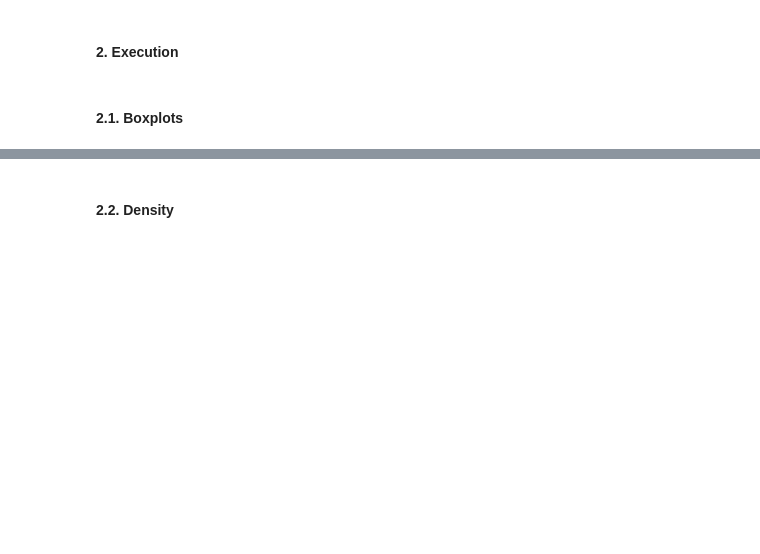
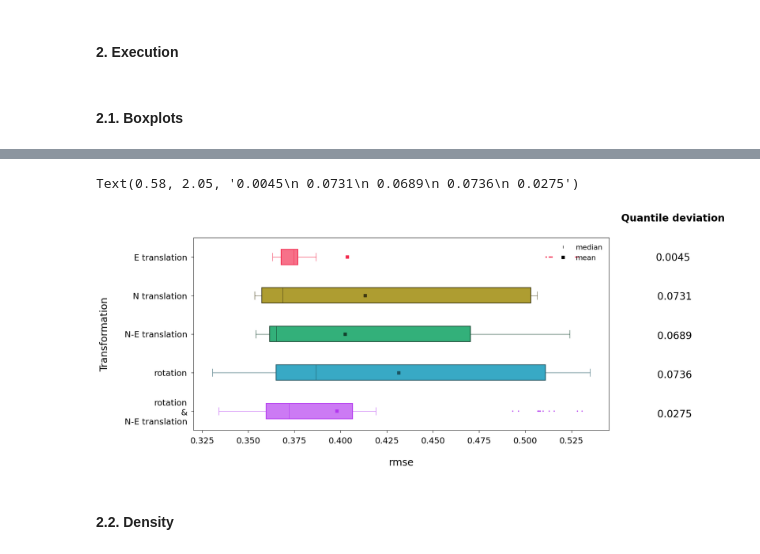
Before and after one commit to Martin20494/Grid_Orientation, a Jupyter notebook: simulation/Executing/Execute_comparison_transformations.ipynb, the cells around one changed output, grey strips where cells are left out. Drawn from its saved outputs; the diff is of its cells as text; code cells hidden in the pictures; blank space fills up the shorter version.

```diff
--- a/simulation/Executing/Execute_comparison_transformations.ipynb
+++ b/simulation/Executing/Execute_comparison_transformations.ipynb
@@ -145,3 +136,32 @@ plt.savefig(
+# %%
+q_rmse = comparison_calculation(trans_comparison['rmse'], 'quartile dev')
+# %%
+boxplotting(
+    (15, 7),
+    trans_comparison['rmse'],
+    'Transformation',
+    'rmse'
+)
+
+col = 'Quantile deviation'
+data = '{0:.4f}\n {1:.4f}\n {2:.4f}\n {3:.4f}\n {4:.4f}'.format(q_rmse[0], q_rmse[1], q_rmse[2], q_rmse[3], q_rmse[4])
+
+
+
+
+plt.text(.58, -1, col, fontsize=20, horizontalalignment='center', weight='bold',
+         verticalalignment='center', linespacing=3.8)
+plt.text(.58, 2.05, data, fontsize=20, horizontalalignment='center',
+         verticalalignment='center', linespacing=4.7)
+
+# # Save fig
+# plt.savefig(
+#     fr"S:\\new_versions_004\\cv_transformation.png",
+#     bbox_inches='tight', dpi=600
+# )
+# %% [output]
+Text(0.58, 2.05, '0.0045\n 0.0731\n 0.0689\n 0.0736\n 0.0275')
+[figure, added]
 # %% [markdown]
 #### 2.2. Density
 # %%
```
Also changed, not shown: parts of 9 cells of this notebook, 11 other files.
